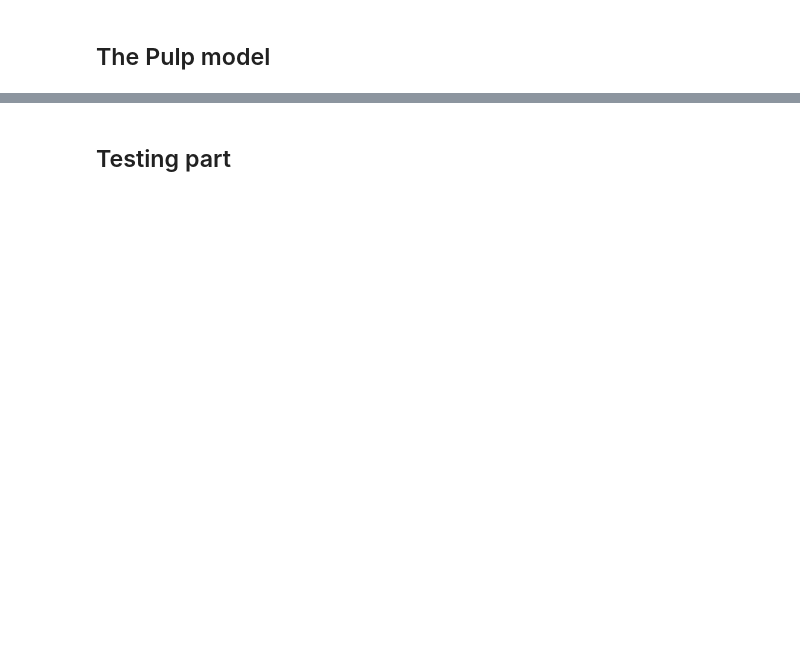
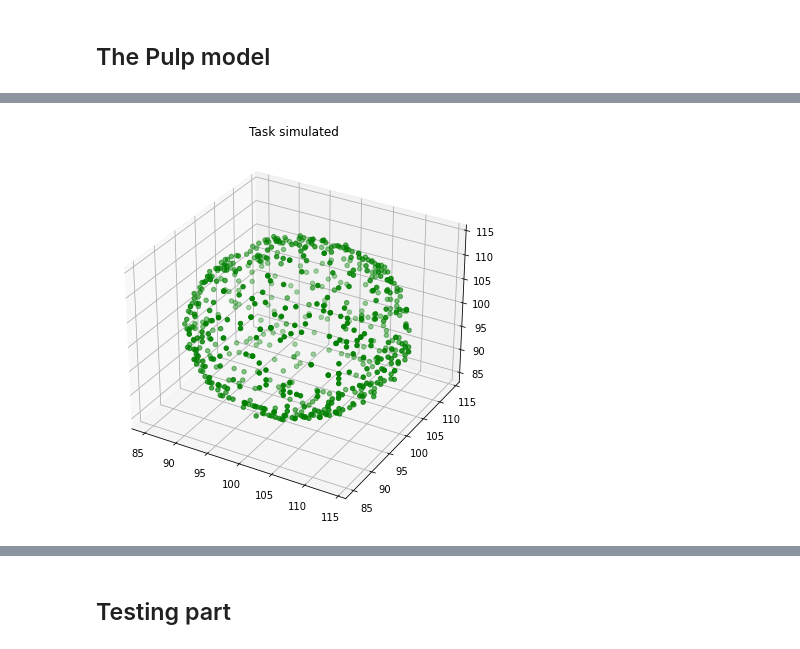
Before and after one commit to lolofo/ro_project_4gm, a Jupyter notebook: project_final/final_project.ipynb, the cells around one changed output, grey strips where cells are left out. Drawn from its saved outputs; the diff is of its cells as text; code cells hidden in the pictures; blank space fills up the shorter version.

```diff
--- a/project_final/final_project.ipynb
+++ b/project_final/final_project.ipynb
@@ -891,0 +1011,42 @@ def solve_pulp_model(N,a,d,q):
+# %%
+def visu_tasks(N,a,d,q):
+    fig = plt.figure(figsize = (10, 7))
+    ax = plt.axes(projection ="3d")
+
+    # Creating plot
+    ax.scatter3D(a, d, q, color = "green")
+    plt.title("Task simulated")
+
+    return fig
+# %%
+def sample_spherical(npoints, radius=1 , origin = [0,0,0]) :
+
+    vec = np.random.randn(3, npoints)
+
+    vec /= np.linalg.norm(vec, axis=0)
+
+    vec *= radius
+
+    return np.array(vec[0])+origin[0], np.array(vec[1])+origin[1] , np.array(vec[2])+origin[2]
+
+
+def instance_in_circle(num_task,origin , radius) :
+
+    if origin[0]**2 + origin[1]**2+origin[2]**2 > radius**2 :
+
+        a , d ,q = sample_spherical(num_task , radius , origin)
+
+        a = a.astype(int)
+        d = d.astype(int)
+        q = q.astype(int)
+
+        return list(range(len(a))),list(a),list(d),list(q)
+    else :
+        print("impossible")
+        return None
+# %%
+N,a,d,q = instance_in_circle(700 , radius = 15 , origin = [100,100,100])
+
+fig = visu_tasks(N,a,d,q)
+# %% [output]
+[figure, added]
```
Also changed, not shown: parts of 41 cells of this notebook.
